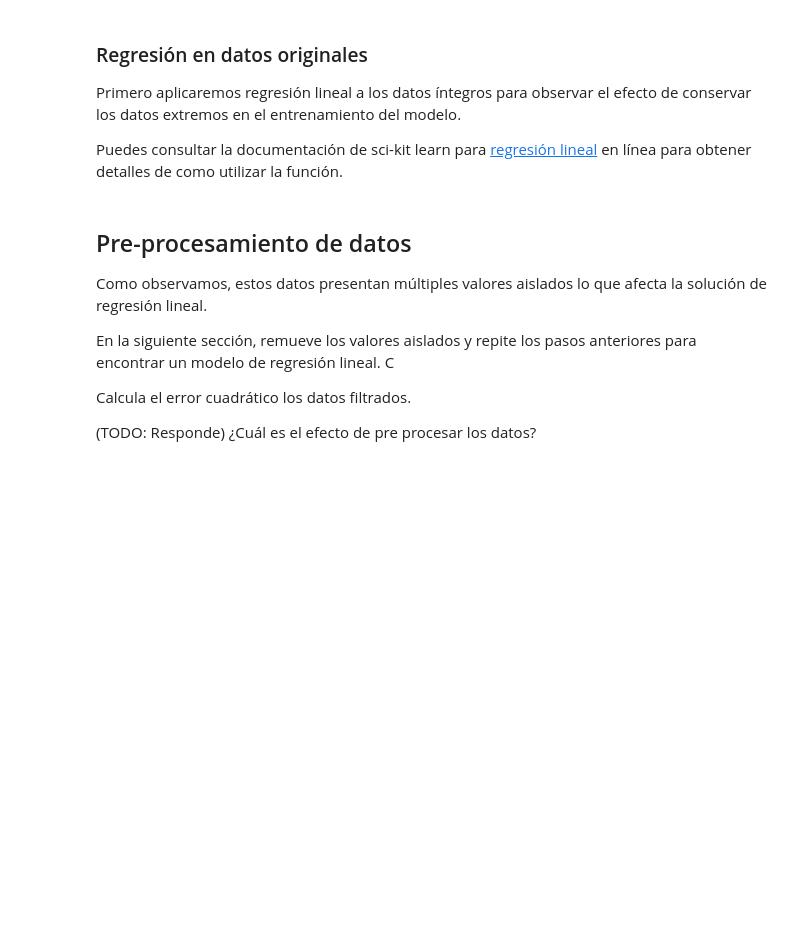
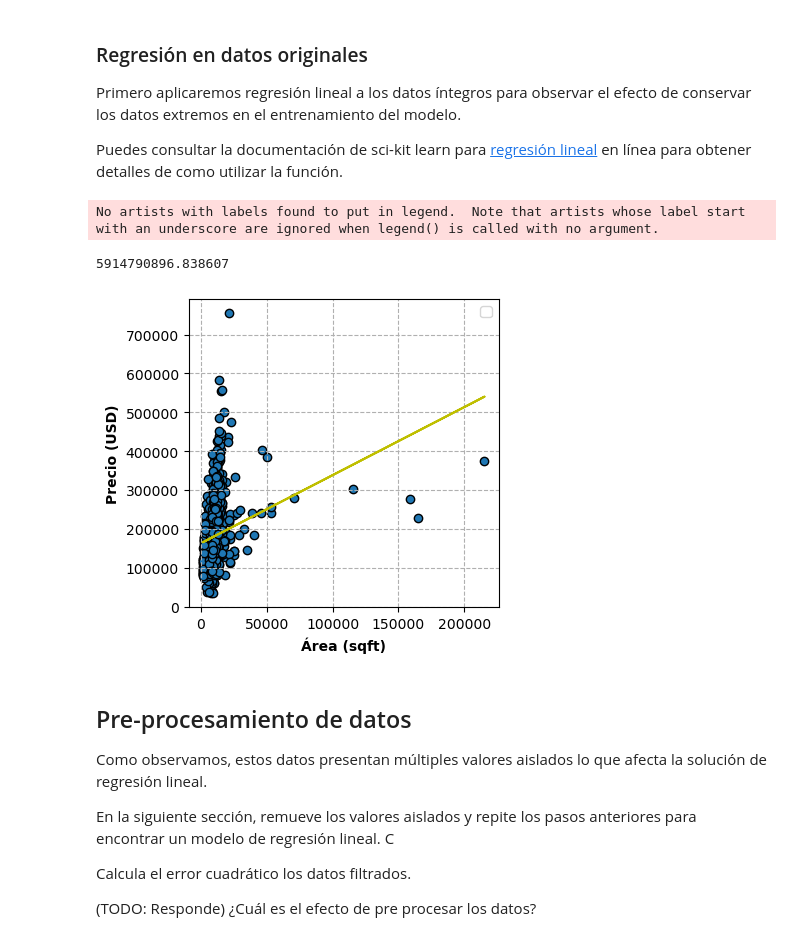
Before and after one commit to marianovba/ML23_LosGoons, a Jupyter notebook: ml23/ejercicio_1_LinearReg/linear_regression.ipynb, the cells around one changed output. Drawn from its saved outputs; the diff is of its cells as text; code cells hidden in the pictures; blank space fills up the shorter version.

```diff
--- a/ml23/ejercicio_1_LinearReg/linear_regression.ipynb
+++ b/ml23/ejercicio_1_LinearReg/linear_regression.ipynb
@@ -173,20 +222,26 @@ Puedes consultar la documentación de sci-kit learn para  [regresión lineal](ht
 # %%
 from sklearn.linear_model import LinearRegression
 X = X.reshape(-1, 1)
 
 # TODO: Usas la funcion integrada de scikit learn para encontrar un modelo de regresión lineal que se ajuste a los datos de entrenamiento y obtén las predicciones
-
+model = LinearRegression()
+model.fit(X,y)
+preds = model.predict(X)
 
 # Graficamos los datos originales
 fig, ax = plot_data(X, y)
 # TODO: Grafica la linea resultante sobre los datos originales
-ax.plot(...)
+ax.plot(X, preds, 'y')
 
 plt.legend()
 
 # TODO: calcula el error cuadrado promedio
-mean_error = ...
+mean_error = np.mean((y-preds)**2)
 print(mean_error)
+# %% [output]
+No artists with labels found to put in legend.  Note that artists whose label start with an underscore are ignored when legend() is called with no argument.
+5914790896.838607
+[figure, added]
 # %% [markdown]
 ## Pre-procesamiento de datos
 Como observamos, estos datos presentan múltiples valores aislados lo que afecta la solución de regresión lineal.
```
Also changed, not shown: parts of 9 cells of this notebook.
